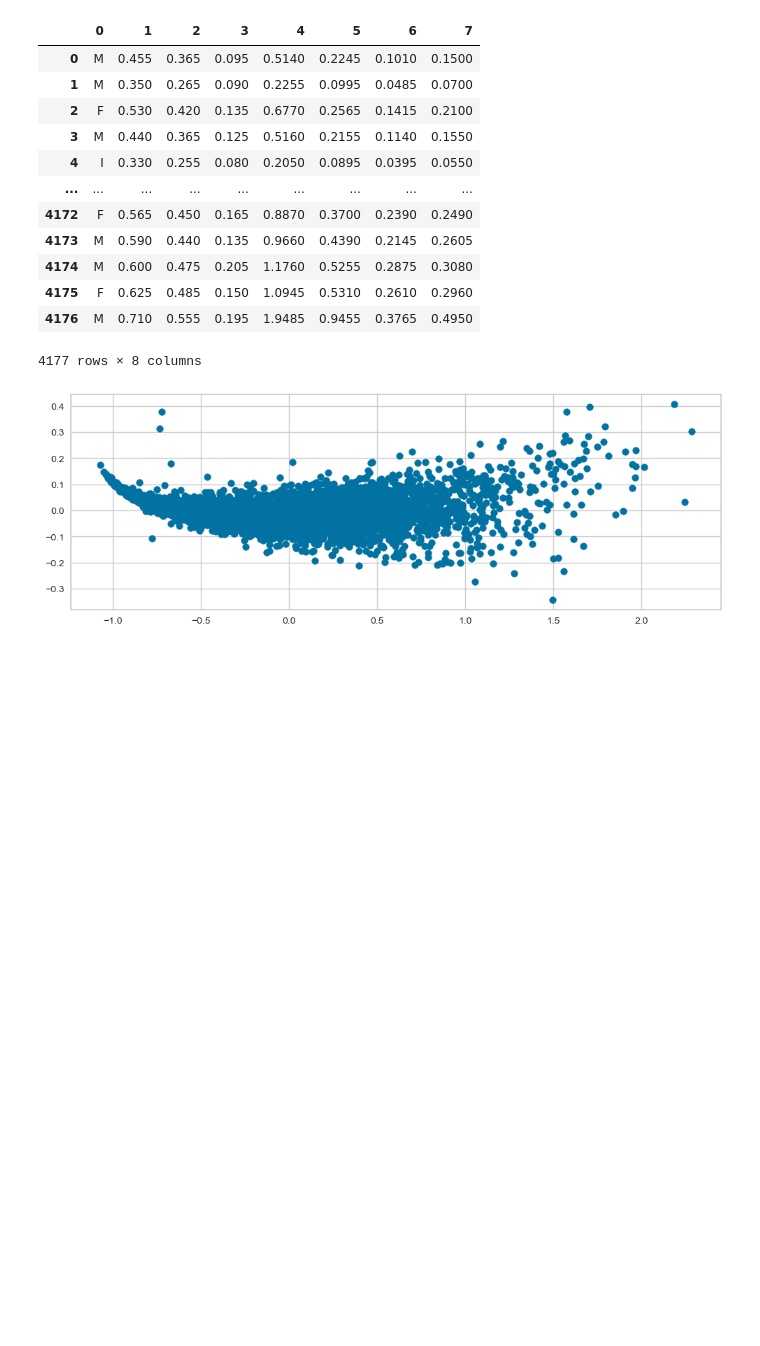
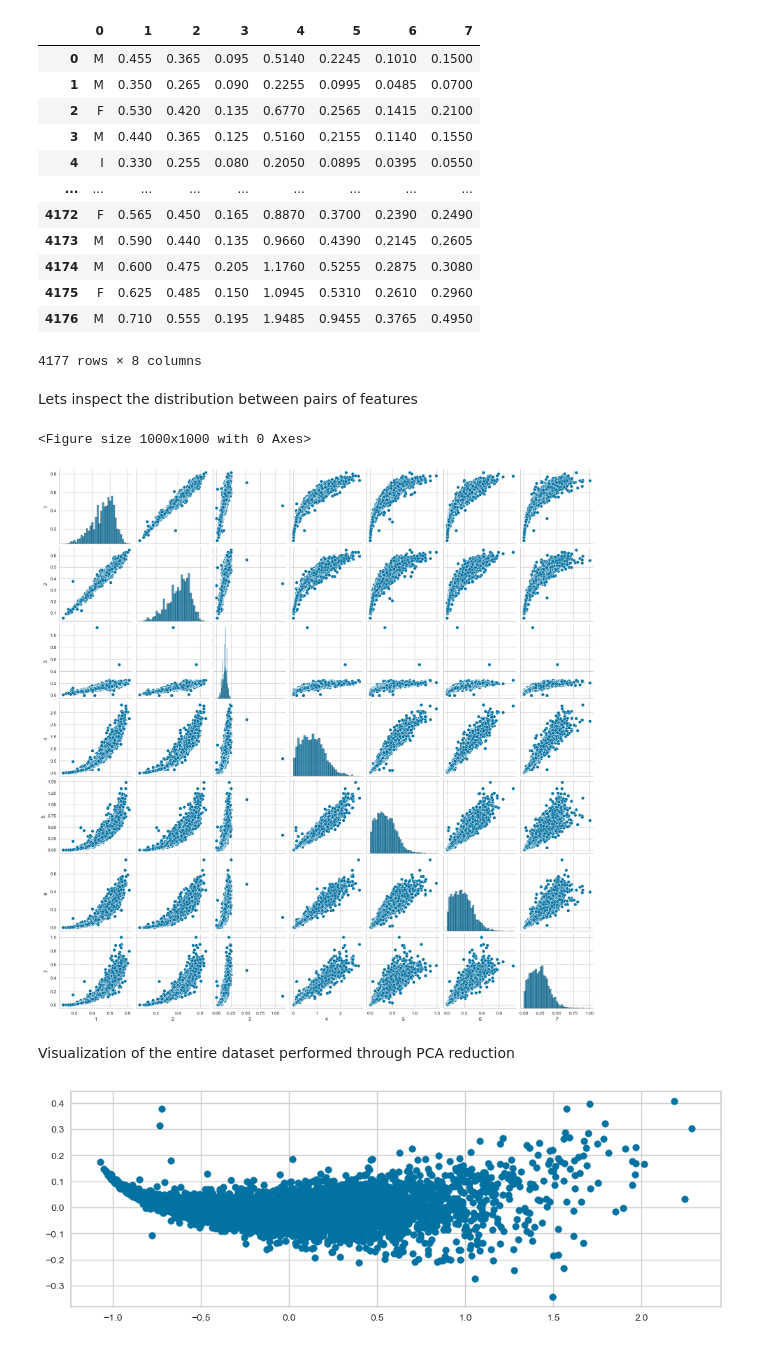
Before and after one commit to TommasoCapacci/DQ_Project_Clustering_2022, a Jupyter notebook: code/first_idea.ipynb, the cells around one changed output. Saved outputs shown, nothing was run; the diff lists cells and outputs as text; code cells hidden in the pictures; blank space fills up the shorter version.

```diff
--- a/code/first_idea.ipynb
+++ b/code/first_idea.ipynb
@@ -47,6 +47,23 @@ df_dropped = df.drop('0',axis = 1)
 
 #X = df_dropped.join(one_hot)
 X = df_dropped
+# %% [markdown]
+Lets inspect the distribution between pairs of features
+# %%
+import seaborn as sns
+
+plt.figure(figsize=(10,10))
+sns.pairplot(df_dropped,
+             diag_kind='hist',
+             corner=False
+            )
+
+plt.show()
+# %% [output]
+<Figure size 1000x1000 with 0 Axes>
+[figure, added]
+# %% [markdown]
+Visualization of the entire dataset performed through PCA reduction
 # %%
 fig, ax = plt.subplots(figsize=(12,4))
 
```
Also changed, not shown: parts of 28 cells of this notebook.
